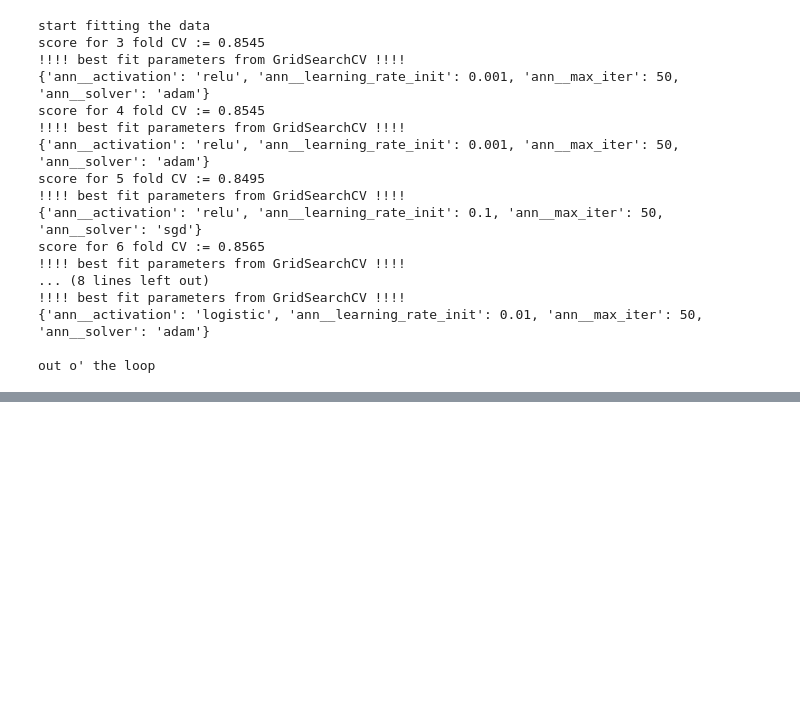
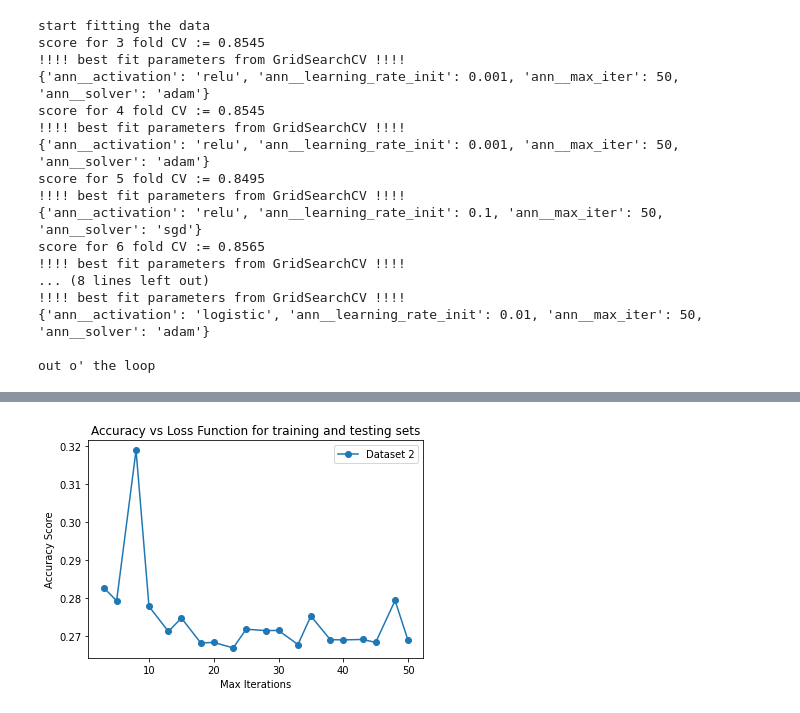
Before and after one commit to zparnold/cs7641, a Jupyter notebook: assignment1/ann1.ipynb, the cells around one changed output, grey strips where cells are left out. Saved outputs shown, nothing was run; the diff lists cells and outputs as text; code cells hidden in the pictures; blank space fills up the shorter version.

```diff
--- a/assignment1/ann1.ipynb
+++ b/assignment1/ann1.ipynb
@@ -334,0 +385,15 @@ plt.show()
+# %%
+fig, ax = plt.subplots()
+ax.set_xlabel("Max Iterations")
+ax.set_ylabel("Accuracy Score")
+ax.set_title("Accuracy vs Loss Function for training and testing sets")
+xi = [math.ceil(x*2.5) for x in np.arange(1,21)]
+
+ax.plot(xi, train_scores1, marker='o', label="Dataset 2",
+        )
+#ax.plot(np.arange(5,101,5), test_scores1, marker='o', label="test dataset 1",
+#        )
+ax.legend()
+plt.show()
+# %% [output]
+[figure, added]
```
Also changed, not shown: parts of 5 cells of this notebook, 17 other files.
